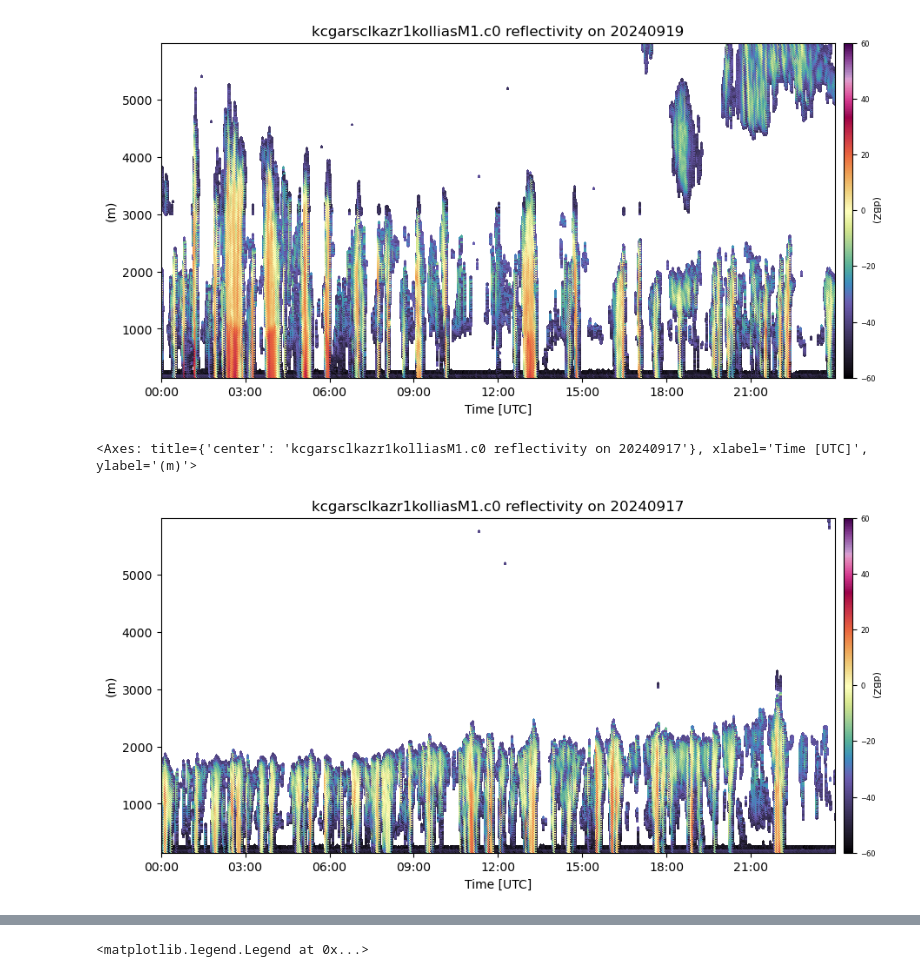
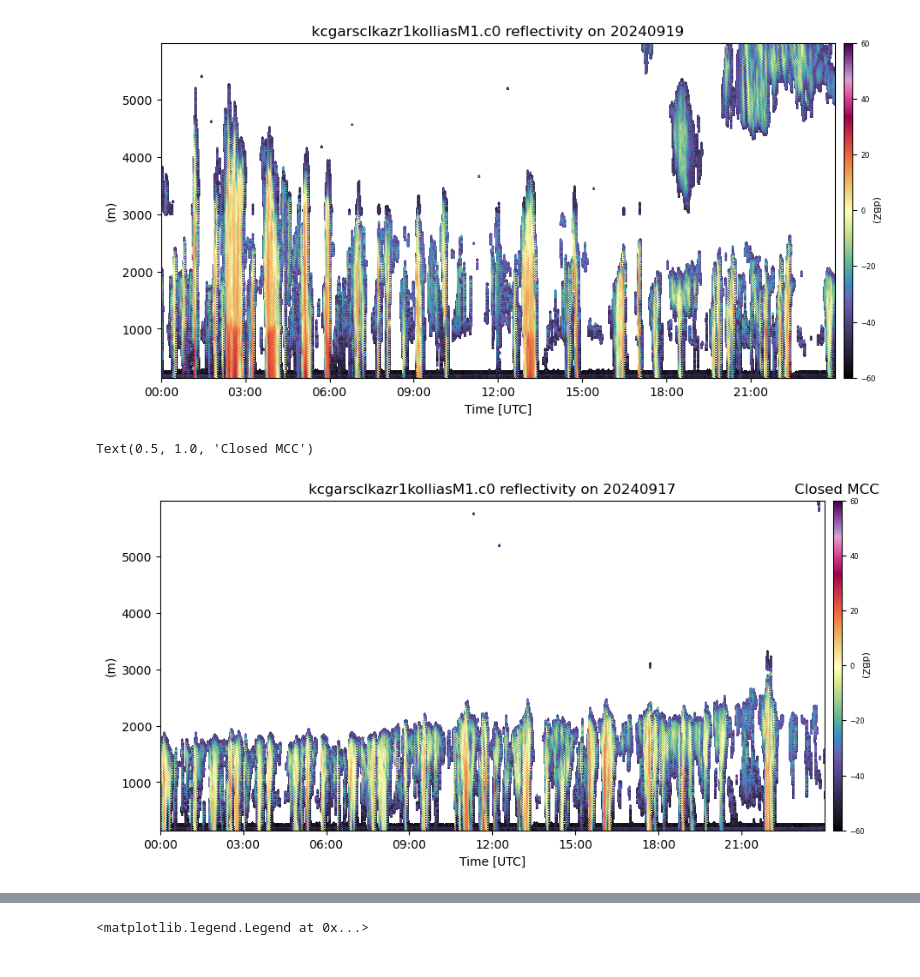
Before and after one commit to kyndrab/cape-k-mcc-clouds, a Jupyter notebook: notebooks/capek-workshop-mcc-clouds-kbuglione.ipynb, the cells around one changed output, grey strips where cells are left out. Drawn from its saved outputs; the diff is of its cells as text; code cells hidden in the pictures.

```diff
--- a/notebooks/capek-workshop-mcc-clouds-kbuglione.ipynb
+++ b/notebooks/capek-workshop-mcc-clouds-kbuglione.ipynb
@@ -95,25 +98,28 @@ display.plot(variable, cmap='ChaseSpectral', vmin=-60, vmax=60)
 <Axes: title={'center': 'kcgarsclkazr1kolliasM1.c0 reflectivity on 20240919'}, xlabel='Time [UTC]', ylabel='(m)'>
 [figure]
 # %%
+# ------- plot closed MCC reflectivity
+
 # Let's read in the data using ACT and check out the data
 ds_kazrarscl = act.io.read_arm_netcdf(result[2])
 
 # Let's take a look at the quality control information associated with a variable from the MPL
 variable = 'reflectivity'
 
 # Before we proceed to plotting, let's reduce the MPL data down a little bit
 # This will remove all data where heights are greater than 6000m
 ds_kazrarscl = ds_kazrarscl.where(ds_kazrarscl.height <= 6000, drop=True)
 
 # Next, let's take a look at visualizing the quality control information
 # Create a plotting display object with 2 plots
 display = act.plotting.TimeSeriesDisplay(ds_kazrarscl, figsize=(10, 5))
 
 # Plot up the variable in the first plot
 display.plot(variable, cmap='ChaseSpectral', vmin=-60, vmax=60)
+plt.title('Closed MCC')
 # %% [output]
-<Axes: title={'center': 'kcgarsclkazr1kolliasM1.c0 reflectivity on 20240917'}, xlabel='Time [UTC]', ylabel='(m)'>
+Text(0.5, 1.0, 'Closed MCC')
-[figure, old version]
+[figure, new version]
 # %%
 #cloud top height is sorted into layers of clouds (determined by the ceilometer)
 # --- every time there is a distinct change in dBz (e.g. from 40dBz to 0dBz), it considers that a cloud boundary
```
Also changed, not shown: parts of 18 cells of this notebook.
